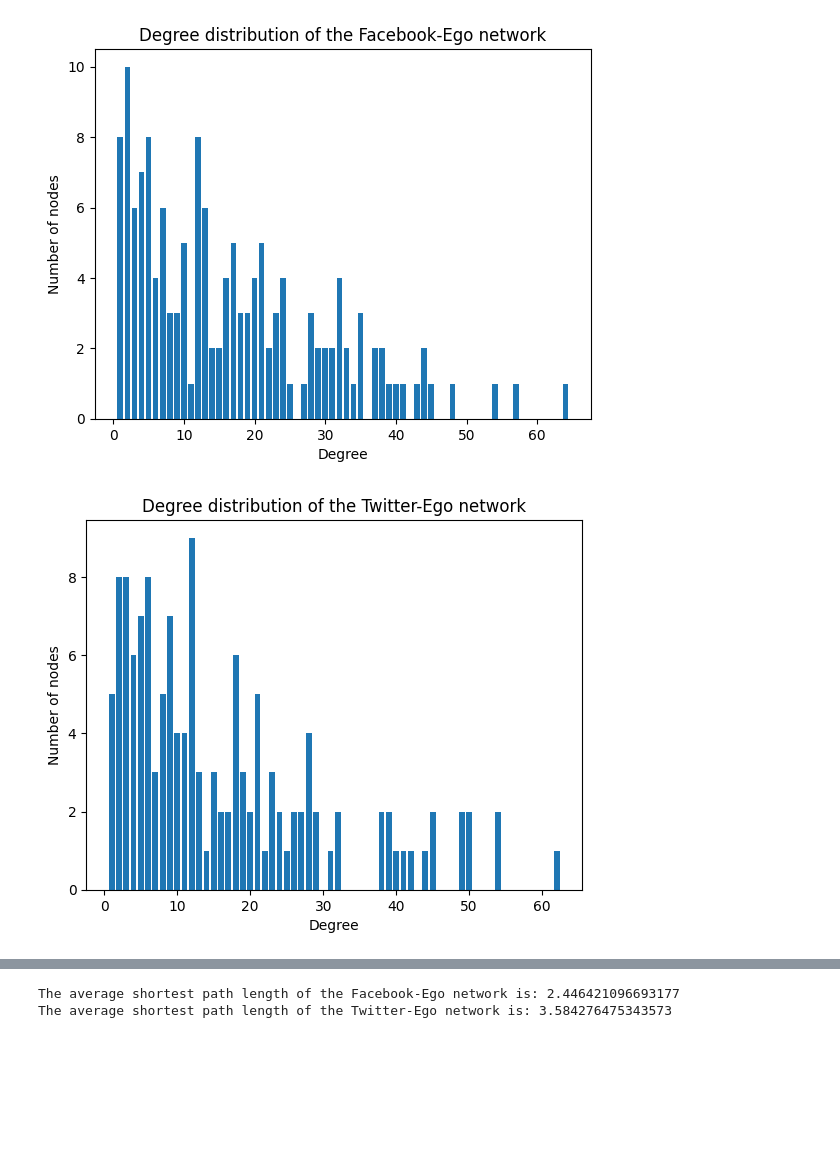
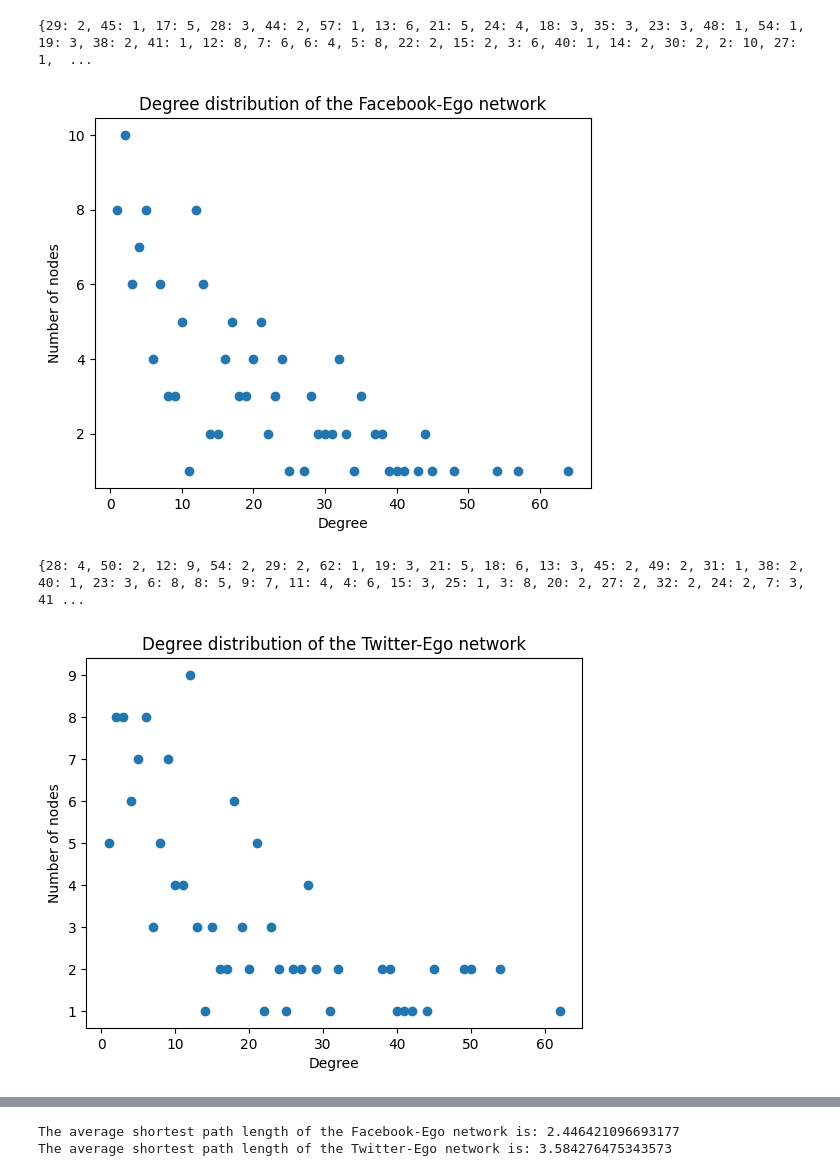
Before and after one commit to SedarKorka/Analysis-of-Complex-Networks, a Jupyter notebook: assignment2.ipynb, the cells around one changed output, grey strips where cells are left out. Drawn from its saved outputs; the diff is of its cells as text; code cells hidden in the pictures; blank space fills up the shorter version.

```diff
--- a/assignment2.ipynb
+++ b/assignment2.ipynb
@@ -19,37 +19,42 @@ twitter_network = nx.read_edgelist("twitter.edges", nodetype=int, create_using=n
 # %%
 #Question (a)
 # Calculate the degree sequence
-degree_sequence = sorted([d for n, d in facebook_network.degree()], reverse=True)
+degree_sequence = [d for n, d in facebook_network.degree()]
 degree_count = dict()
+
 for d in degree_sequence:
     if d in degree_count:
         degree_count[d] += 1
     else:
         degree_count[d] = 1
 
+print(degree_count)
 # Plot the degree distribution
-plt.bar(degree_count.keys(), degree_count.values())
+plt.scatter(degree_count.keys(), degree_count.values())
 plt.title("Degree distribution of the Facebook-Ego network")
 plt.xlabel("Degree")
 plt.ylabel("Number of nodes")
 plt.show()
 # %% [output]
+{29: 2, 45: 1, 17: 5, 28: 3, 44: 2, 57: 1, 13: 6, 21: 5, 24: 4, 18: 3, 35: 3, 23: 3, 48: 1, 54: 1, 19: 3, 38: 2, 41: 1, 12: 8, 7: 6, 6: 4, 5: 8, 22: 2, 15: 2, 3: 6, 40: 1, 14: 2, 30: 2, 2: 10, 27: 1,  ...
-[figure, old version]
+[figure, new version]
 # %%
 # Calculate the degree sequence
-degree_sequence = sorted([d for n, d in twitter_network.degree()], reverse=True)
+degree_sequence = [d for n, d in twitter_network.degree()]
 degree_count = dict()
 for d in degree_sequence:
     if d in degree_count:
         degree_count[d] += 1
     else:
         degree_count[d] = 1
 
+print(degree_count)
 # Plot the degree distribution
-plt.bar(degree_count.keys(), degree_count.values())
+plt.scatter(degree_count.keys(), degree_count.values())
 plt.title("Degree distribution of the Twitter-Ego network")
 plt.xlabel("Degree")
 plt.ylabel("Number of nodes")
 plt.show()
 # %% [output]
+{28: 4, 50: 2, 12: 9, 54: 2, 29: 2, 62: 1, 19: 3, 21: 5, 18: 6, 13: 3, 45: 2, 49: 2, 31: 1, 38: 2, 40: 1, 23: 3, 6: 8, 8: 5, 9: 7, 11: 4, 4: 6, 15: 3, 25: 1, 3: 8, 20: 2, 27: 2, 32: 2, 24: 2, 7: 3, 41 ...
-[figure, old version]
+[figure, new version]
```
Also changed, not shown: parts of 12 cells of this notebook.
